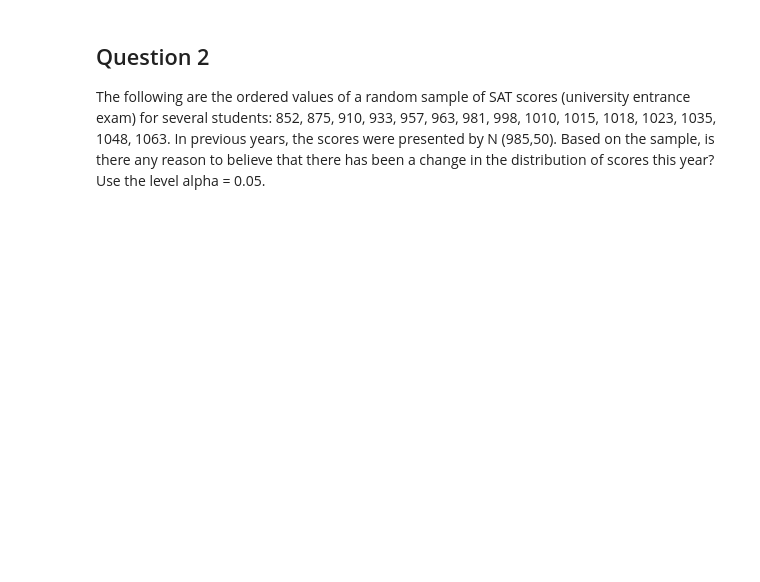
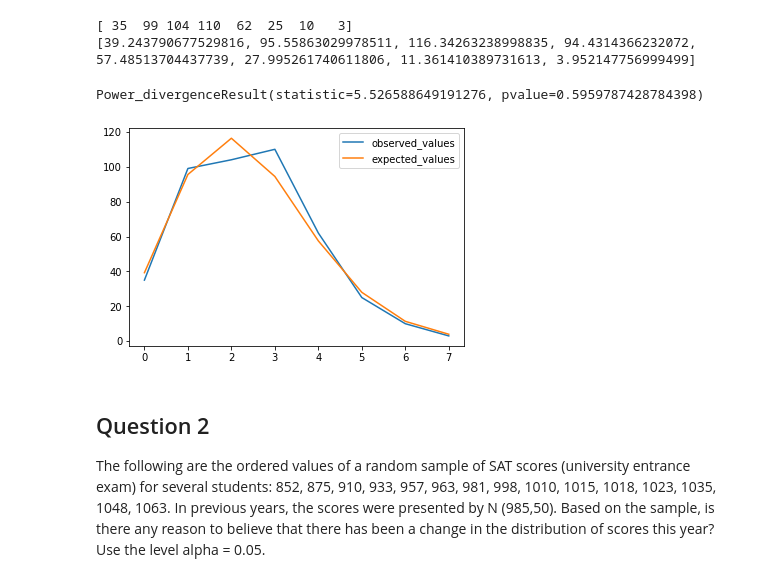
Before and after one commit to ta-data-lis/lab-goodfit-indeptests, a Jupyter notebook: your_code/main.ipynb, the cells around one changed output. Drawn from its saved outputs; the diff is of its cells as text; code cells hidden in the pictures; blank space fills up the shorter version.

```diff
--- a/your_code/main.ipynb
+++ b/your_code/main.ipynb
@@ -9,0 +45,26 @@ Based on these results, we create a Poisson distribution with the sample mean pa
+# %%
+#Trying to work with the real numbers
+mu =2.435
+
+'''mu of a poisson random variable x is equal to lambda'''
+
+original_values2=np.array([35,99,104,110,62,25,10,3])
+expected_values2=[stats.poisson.pmf(x, mu)*448 for x in range(8)]
+print(original_values2)
+print(expected_values2)
+
+stats.chisquare(original_values2, f_exp=expected_values2)
+
+#, but I don't get why I end up with different p-values when i/m working w/ stats or probability.
+#I think the issue is the mean...
+# %% [output]
+[ 35  99 104 110  62  25  10   3]
+[39.243790677529816, 95.55863029978511, 116.34263238998835, 94.4314366232072, 57.48513704437739, 27.995261740611806, 11.361410389731613, 3.952147756999499]
+Power_divergenceResult(statistic=5.526588649191276, pvalue=0.5959787428784398)
+# %%
+plt.plot(original_values2, label = 'observed_values')
+plt.plot(expected_values2, label = 'expected_values')
+plt.legend()
+plt.show()
+# %% [output]
+[figure, added]
```
Also changed, not shown: parts of 17 cells of this notebook.
